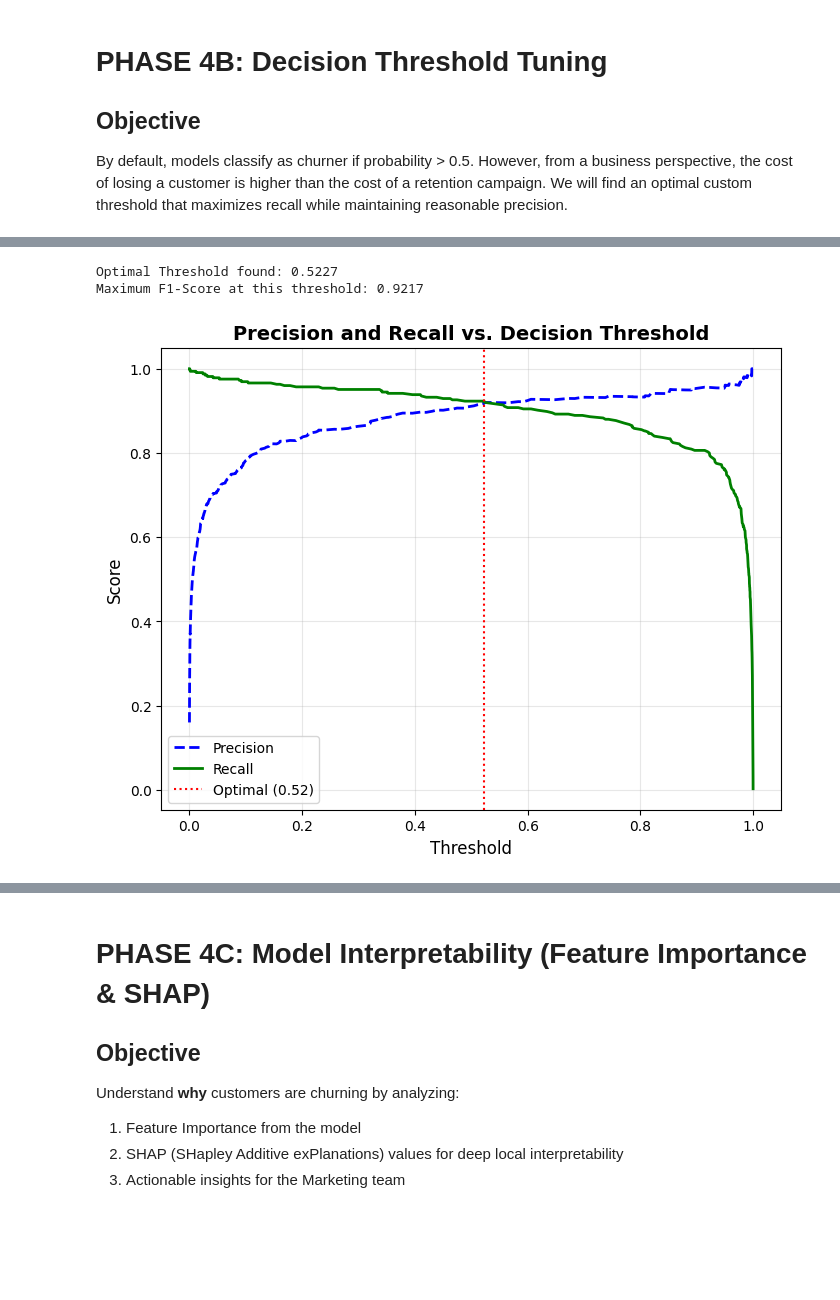
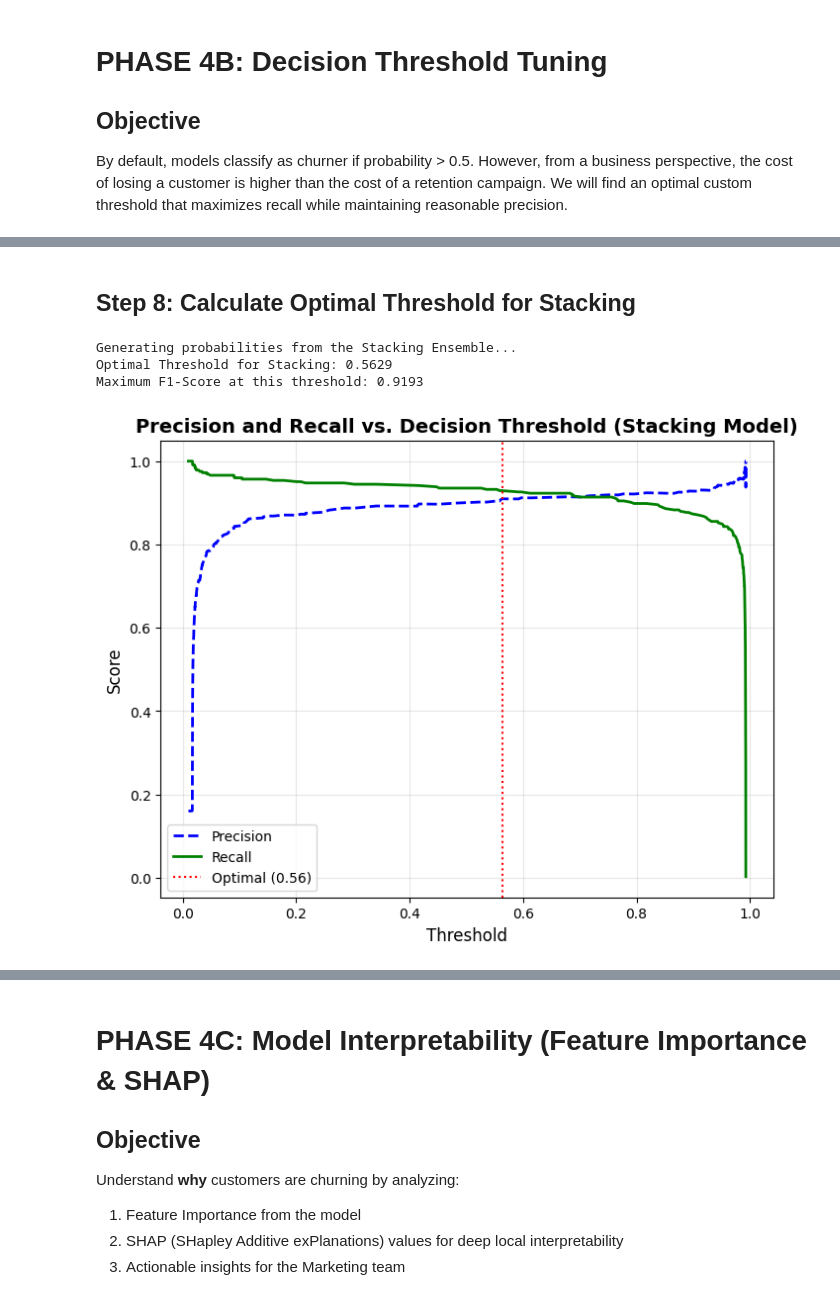
Before and after one commit to mfortunaa/AI66A_Group2_Credit_Card_Customers, a Jupyter notebook: notebook/04_Advanced_Tuning_and_Stacking.ipynb.ipynb, the cells around one changed output, grey strips where cells are left out. Cells and saved outputs as stored; diff of their text form; code cells hidden in the pictures; blank space fills up the shorter version.

```diff
--- a/notebook/04_Advanced_Tuning_and_Stacking.ipynb.ipynb
+++ b/notebook/04_Advanced_Tuning_and_Stacking.ipynb.ipynb
@@ -684,37 +499,37 @@ False Negatives      25.000000       25.000000
-# %%
-# Precision-Recall Trade-off & Threshold Optimization
-from sklearn.metrics import precision_recall_curve, f1_score
-import matplotlib.pyplot as plt
-import numpy as np
-
-# Generate probabilities for the positive class (Churners)
-# This defines the missing 'y_probs' variable
-y_probs = final_lgb_model.predict_proba(X_test_scaled)[:, 1]
-
-# Calculate precision and recall for all possible thresholds
-precision, recall, thresholds = precision_recall_curve(y_test, y_probs)
-
-# Calculate F1-score for each threshold to find the optimal point
-# Small epsilon (1e-10) added to prevent division by zero
-f1_scores = 2 * (precision * recall) / (precision + recall + 1e-10)
-best_idx = np.argmax(f1_scores)
-optimal_threshold = thresholds[best_idx]
-
-print(f"Optimal Threshold found: {optimal_threshold:.4f}")
-print(f"Maximum F1-Score at this threshold: {f1_scores[best_idx]:.4f}")
-
-# Plot the Precision-Recall Curve
-plt.figure(figsize=(8, 6))
-plt.plot(thresholds, precision[:-1], 'b--', label='Precision', lw=2)
-plt.plot(thresholds, recall[:-1], 'g-', label='Recall', lw=2)
-plt.axvline(x=optimal_threshold, color='r', linestyle=':', label=f'Optimal ({optimal_threshold:.2f})')
-plt.xlabel('Threshold', fontsize=12)
-plt.ylabel('Score', fontsize=12)
-plt.title('Precision and Recall vs. Decision Threshold', fontsize=14, fontweight='bold')
-plt.legend()
-plt.grid(True, alpha=0.3)
-plt.show()
-# %% [output]
-Optimal Threshold found: 0.5227
-Maximum F1-Score at this threshold: 0.9217
-[figure, removed]
+# %% [markdown]
+## Step 8: Calculate Optimal Threshold for Stacking
+# %%
+from sklearn.metrics import precision_recall_curve, f1_score
+import matplotlib.pyplot as plt
+import numpy as np
+
+print("Generating probabilities from the Stacking Ensemble...")
+y_probs_stack = final_stacking_model.predict_proba(X_test_scaled)[:, 1]
+
+# Calculate precision and recall for all possible thresholds
+precision, recall, thresholds = precision_recall_curve(y_test, y_probs_stack)
+
+# Calculate F1-score for each threshold to find the optimal point
+f1_scores = 2 * (precision * recall) / (precision + recall + 1e-10)
+best_idx = np.argmax(f1_scores)
+optimal_threshold = thresholds[best_idx]
+
+print(f"Optimal Threshold for Stacking: {optimal_threshold:.4f}")
+print(f"Maximum F1-Score at this threshold: {f1_scores[best_idx]:.4f}")
+
+# Plot the Precision-Recall Curve
+plt.figure(figsize=(8, 6))
+plt.plot(thresholds, precision[:-1], 'b--', label='Precision', lw=2)
+plt.plot(thresholds, recall[:-1], 'g-', label='Recall', lw=2)
+plt.axvline(x=optimal_threshold, color='r', linestyle=':', label=f'Optimal ({optimal_threshold:.2f})')
+plt.xlabel('Threshold', fontsize=12)
+plt.ylabel('Score', fontsize=12)
+plt.title('Precision and Recall vs. Decision Threshold (Stacking Model)', fontsize=14, fontweight='bold')
+plt.legend()
+plt.grid(True, alpha=0.3)
+plt.show()
+# %% [output]
+Generating probabilities from the Stacking Ensemble...
+Optimal Threshold for Stacking: 0.5629
+Maximum F1-Score at this threshold: 0.9193
+[figure, added]
```
Also changed, not shown: parts of 24 cells of this notebook, 2 other files.
